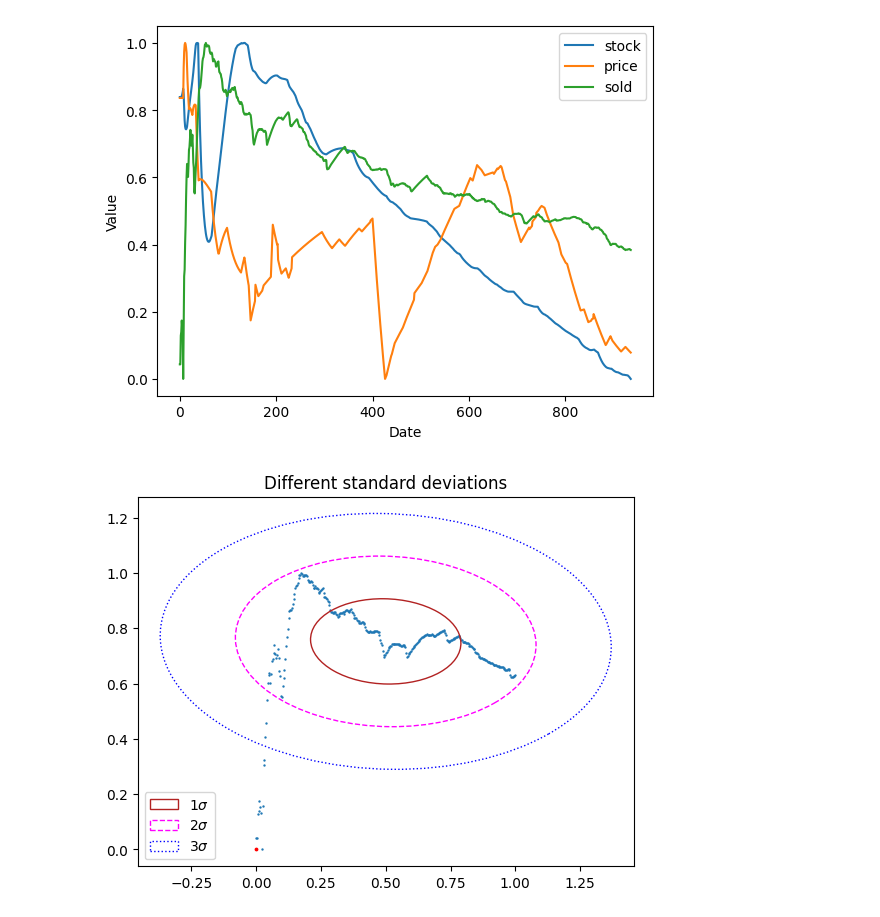
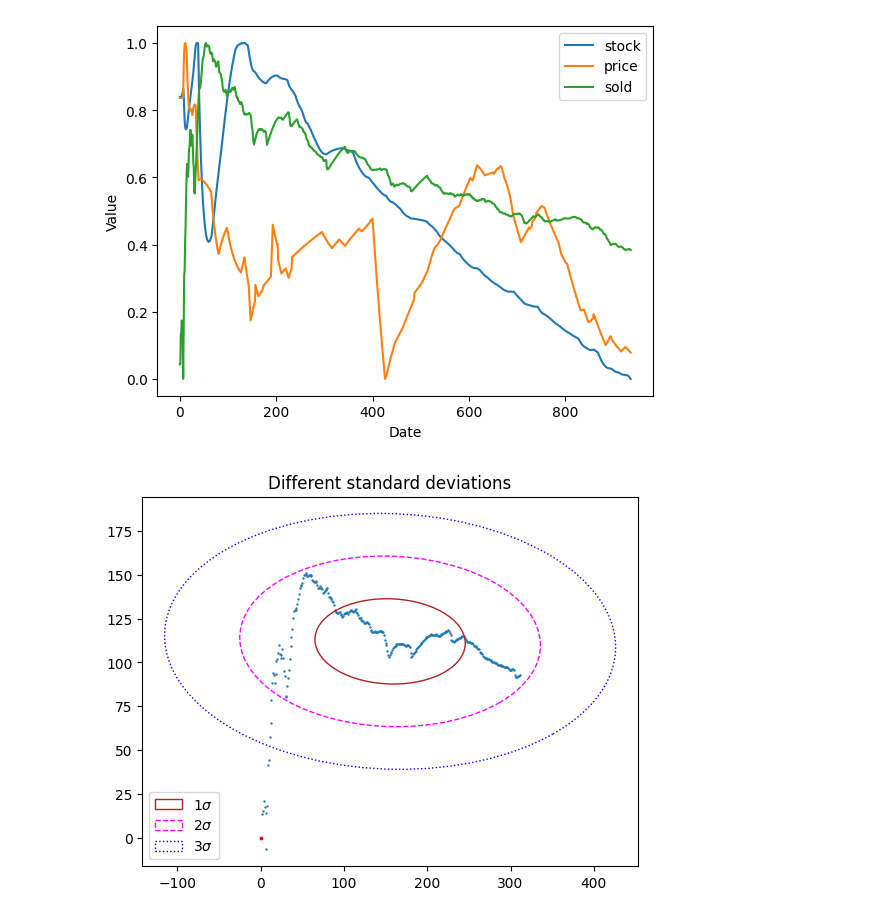
Before and after one commit to CepbluKot/info_processing_labs, a Jupyter notebook: lab1_2/main_lr1_automade_rlsm.ipynb, the cells around one changed output. Saved outputs shown, nothing was run; the diff lists cells and outputs as text; code cells hidden in the pictures.

```diff
--- a/lab1/main_lr1_automade_rlsm.ipynb
+++ b/lab1_2/main_lr1_automade_rlsm.ipynb
@@ -165,32 +165,32 @@ def confidence_ellipse(x, y, ax: matplotlib.axes.Axes, n_std=3.0, facecolor='non
     return ax.add_patch(ellipse)
 # %%
 x = df.index[:int(1/3*len(df.index))]
-y = res_sold_coefs_scaled[:int(1/3*len(df.index))]
+y = res_sold_coefs[:int(1/3*len(df.index))]
 
-x = np.interp(x, (x.min(), x.max()), (0, 1))
-y = np.interp(y, (y.min(), y.max()), (0, 1))
+# x = np.interp(x, (x.min(), x.max()), (0, 1))
+# y = np.interp(y, (y.min(), y.max()), (0, 1))
 
 
 mu = 0, 0
 fig, ax_nstd = plt.subplots()
 ax_nstd.scatter(x, y, s=0.5)
 
 
 
 
 confidence_ellipse(x, y, ax_nstd, n_std=1,
                    label=r'$1\sigma$', edgecolor='firebrick')
 confidence_ellipse(x, y, ax_nstd, n_std=2,
                    label=r'$2\sigma$', edgecolor='fuchsia', linestyle='--')
 confidence_ellipse(x, y, ax_nstd, n_std=3,
                    label=r'$3\sigma$', edgecolor='blue', linestyle=':')
 
 
 ax_nstd.scatter(mu[0], mu[1], c='red', s=3)
 ax_nstd.set_title('Different standard deviations')
 ax_nstd.legend()
 plt.show()
 # %% [output]
-[figure, old version]
+[figure, new version]
 # %%
 x = df.index[int(1/3*len(df.index)):int(2/3*len(df.index))]
```
Also changed, not shown: parts of 4 cells of this notebook, 4 other files.
